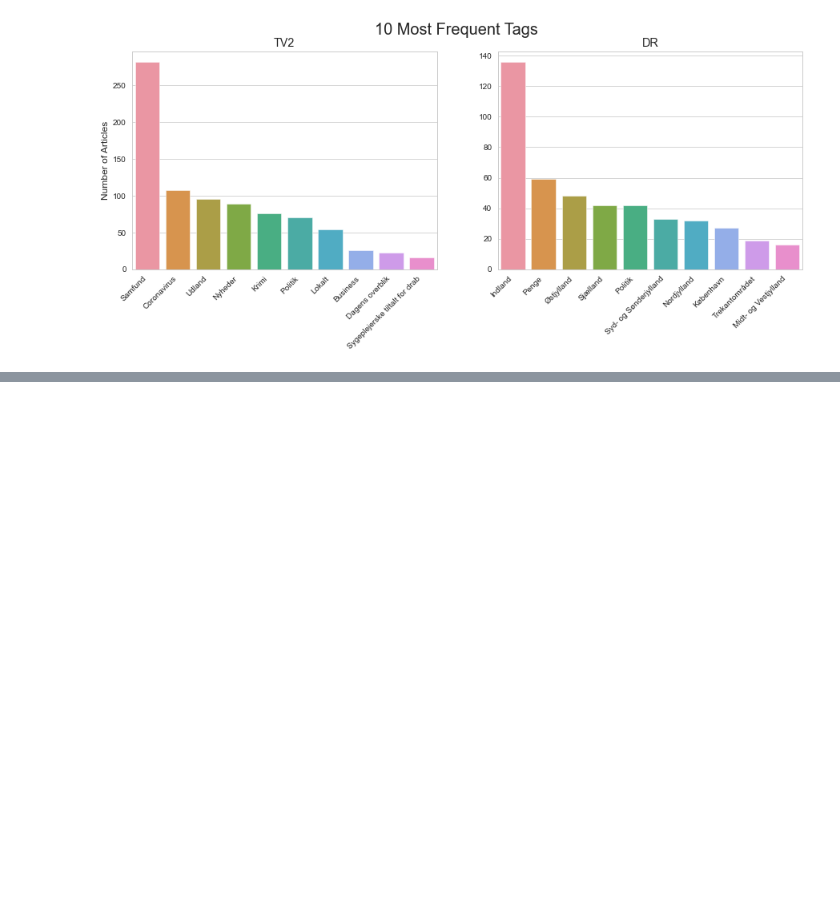
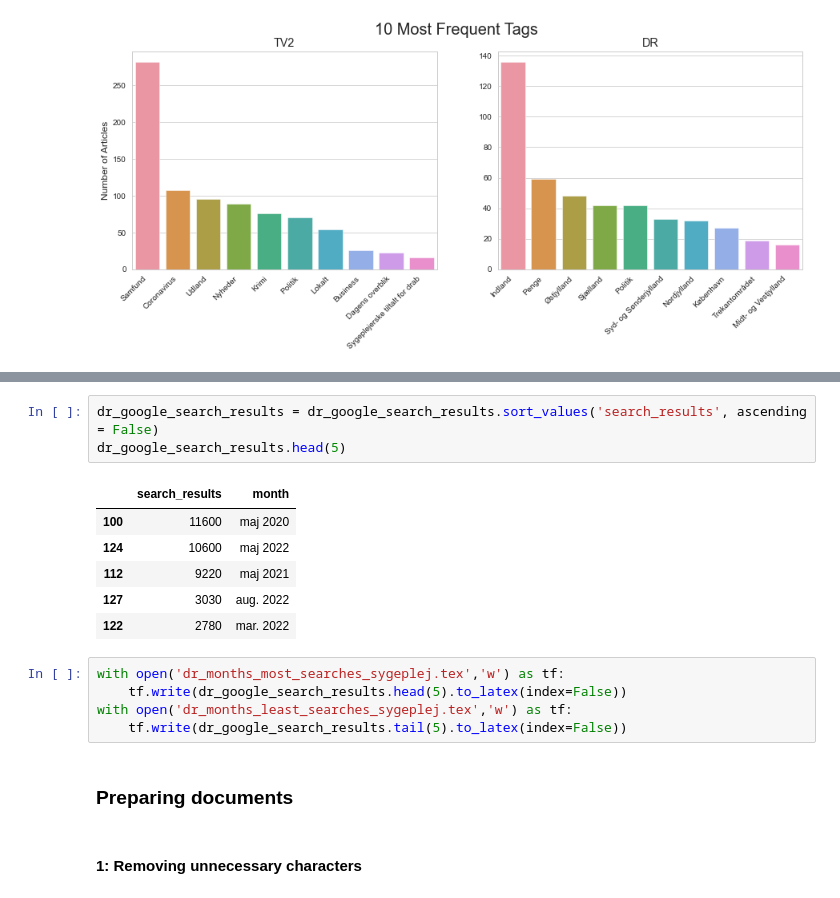
Before and after one commit to danawang10/isds29, a Jupyter notebook: Projekt/Complete project/Complete file.ipynb, the cells around one changed output, grey strips where cells are left out. Drawn from its saved outputs; the diff is of its cells as text; blank space fills up the shorter version.

```diff
--- a/Projekt/Complete project/Complete file.ipynb
+++ b/Projekt/Complete project/Complete file.ipynb
@@ -927,0 +981,19 @@ dr_sygeplej2x.to_csv("dr_sygeplej2x.csv")
+# %%
+dr_google_search_results = dr_google_search_results.sort_values('search_results', ascending = False)
+dr_google_search_results.head(5)
+# %% [output]
+|  | search_results | month |
+| 100 | 11600 | maj 2020 |
+| 124 | 10600 | maj 2022 |
+| 112 | 9220 | maj 2021 |
+| 127 | 3030 | aug. 2022 |
+| 122 | 2780 | mar. 2022 |
+# %%
+with open('dr_months_most_searches_sygeplej.tex','w') as tf:
+    tf.write(dr_google_search_results.head(5).to_latex(index=False))
+with open('dr_months_least_searches_sygeplej.tex','w') as tf:
+    tf.write(dr_google_search_results.tail(5).to_latex(index=False))
+# %% [markdown]
+### Preparing documents
+# %% [markdown]
+#### 1: Removing unnecessary characters
```
Also changed, not shown: parts of 50 cells of this notebook, 10 other files.
